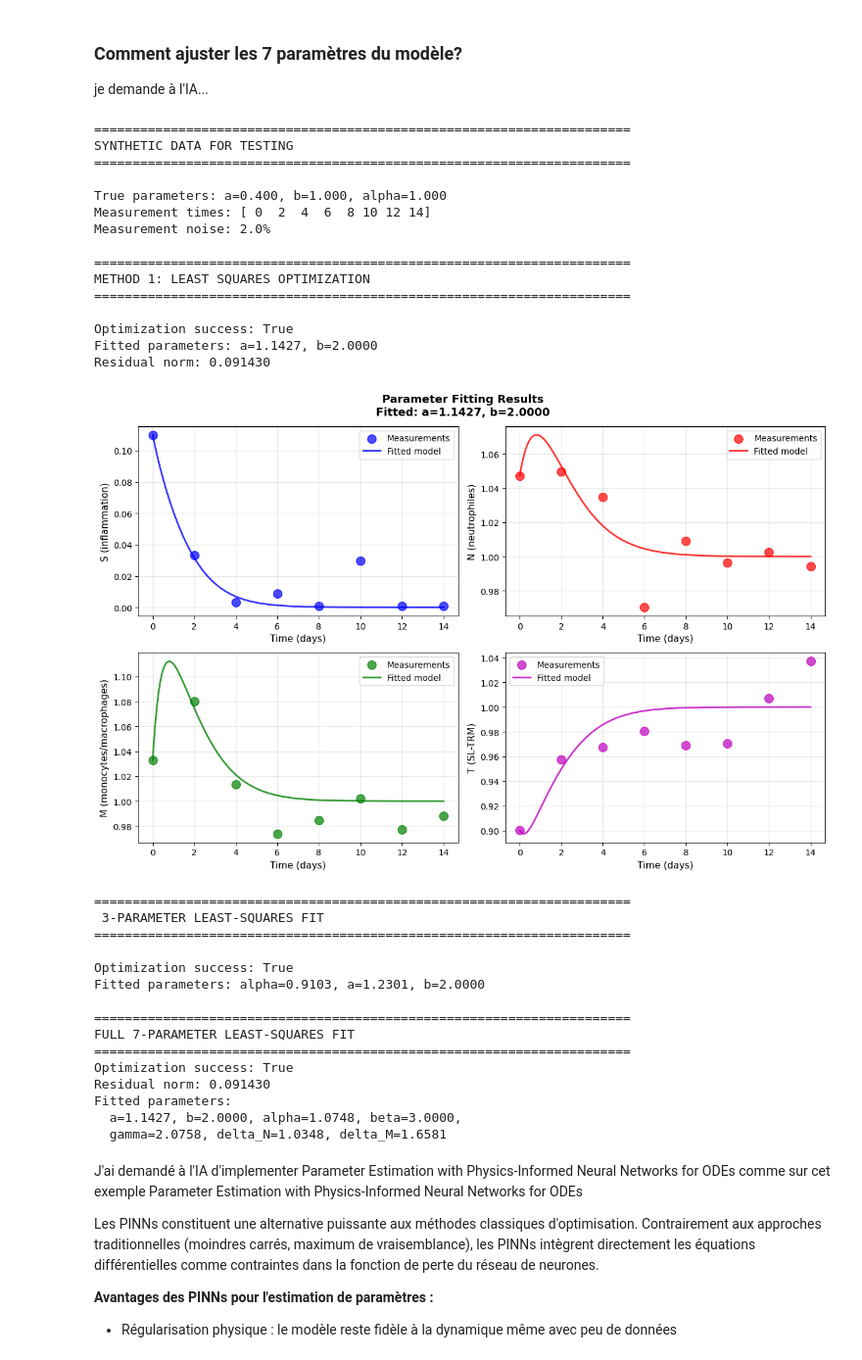
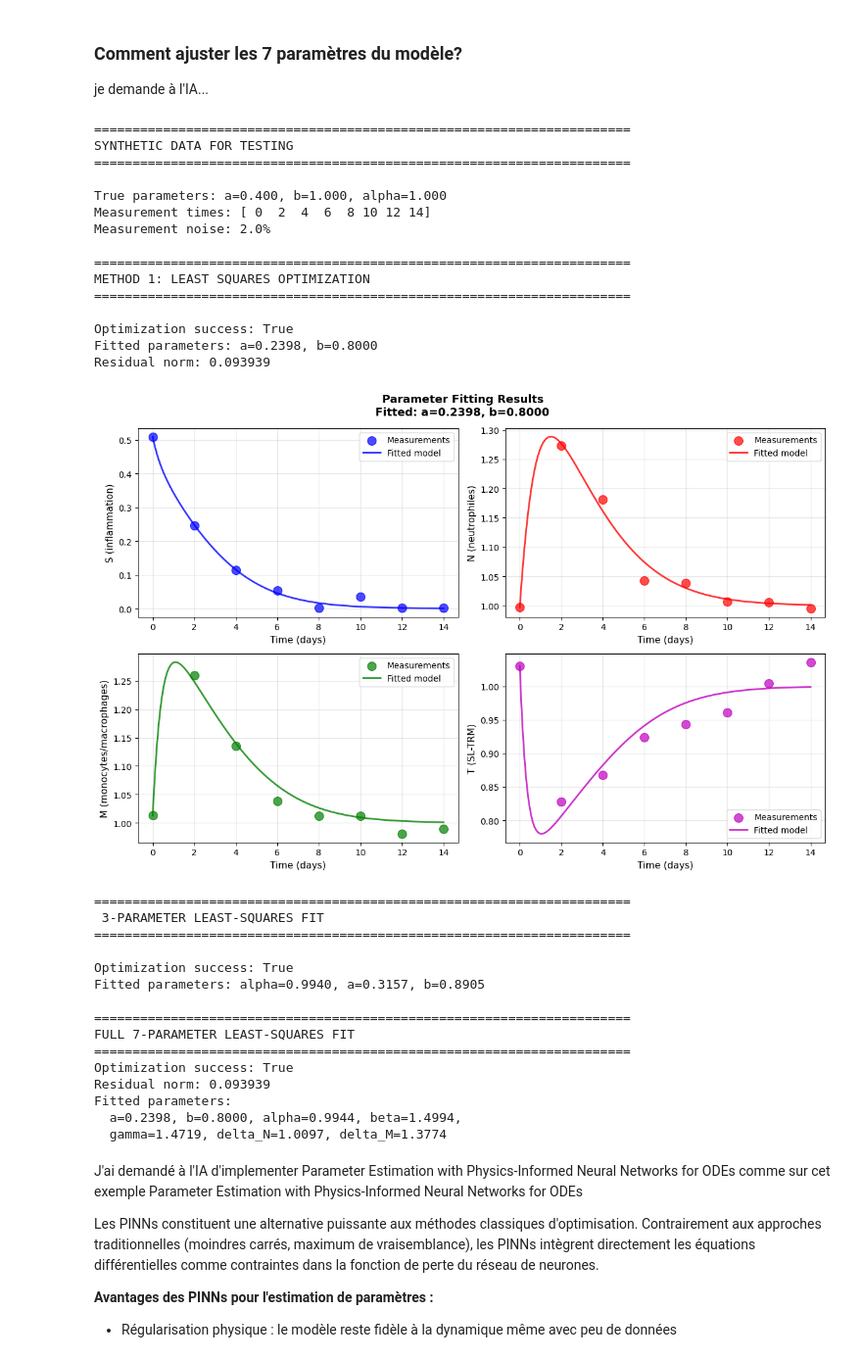
Before and after one commit to azerad/immunomath, a Jupyter notebook: model_arthritis_PINNs.ipynb, the cells around one changed output. Shown at 98% size. Saved outputs shown, nothing was run; the diff lists cells and outputs as text; code cells hidden in the pictures.

```diff
--- a/model_arthritis_PINNs.ipynb
+++ b/model_arthritis_PINNs.ipynb
@@ -779,7 +779,7 @@ def objective_mle(params_to_fit, t_data, y_data, fixed_params, sigma=0.1):
 # Simulate synthetic measurements
 np.random.seed(42)
 t_measurements = np.array([0, 2, 4, 6, 8, 10, 12, 14])  # measurement times (days)
-y0_true = np.array([0.1, 1.05, 1.02, 0.87])
+y0_true = np.array([0.5, 1.0, 1.0, 1.0])
 params_true = (1.0, 1.0, 1.0, 1.0, 1.0, 0.4, 1.0)
 
 # Generate synthetic data
@@ -960,51 +960,51 @@ print(f"Residual norm: {np.linalg.norm(result_ls_full.fun):.6f}")
 a_hat, b_hat, alpha_hat, beta_hat, gamma_hat, deltaN_hat, deltaM_hat = result_ls_full.x
 print(
     f"Fitted parameters:\n"
     f"  a={a_hat:.4f}, b={b_hat:.4f}, alpha={alpha_hat:.4f}, beta={beta_hat:.4f},\n"
     f"  gamma={gamma_hat:.4f}, delta_N={deltaN_hat:.4f}, delta_M={deltaM_hat:.4f}"
 )
 
 # Optional: fitted trajectory for later plotting
 sol_fitted_full = solve_ivp(
     system_adim_oliv,
     [t_measurements[0], t_measurements[-1]],
     y_measured[0],
     args=(alpha_hat, beta_hat, gamma_hat, deltaN_hat, deltaM_hat, a_hat, b_hat),
     t_eval=np.linspace(t_measurements[0], t_measurements[-1], 200),
     method="Radau"
 )
 # %% [output]
 ======================================================================
 SYNTHETIC DATA FOR TESTING
 ======================================================================
 
 True parameters: a=0.400, b=1.000, alpha=1.000
 Measurement times: [ 0  2  4  6  8 10 12 14]
 Measurement noise: 2.0%
 
 ======================================================================
 METHOD 1: LEAST SQUARES OPTIMIZATION
 ======================================================================
 
 Optimization success: True
-Fitted parameters: a=1.1427, b=2.0000
-Residual norm: 0.091430
+Fitted parameters: a=0.2398, b=0.8000
+Residual norm: 0.093939
-[figure, old version]
+[figure, new version]
 ======================================================================
  3-PARAMETER LEAST-SQUARES FIT
 ======================================================================
 
 Optimization success: True
-Fitted parameters: alpha=0.9103, a=1.2301, b=2.0000
+Fitted parameters: alpha=0.9940, a=0.3157, b=0.8905
 
 ======================================================================
 FULL 7-PARAMETER LEAST-SQUARES FIT
 ======================================================================
 Optimization success: True
-Residual norm: 0.091430
+Residual norm: 0.093939
 Fitted parameters:
-  a=1.1427, b=2.0000, alpha=1.0748, beta=3.0000,
-  gamma=2.0758, delta_N=1.0348, delta_M=1.6581
+  a=0.2398, b=0.8000, alpha=0.9944, beta=1.4994,
+  gamma=1.4719, delta_N=1.0097, delta_M=1.3774
 # %% [markdown]
 J'ai demandé à l'IA d'implementer Parameter Estimation with Physics-Informed Neural Networks for ODEs comme sur cet exemple
 Parameter Estimation with Physics-Informed Neural Networks for ODEs
```
Also changed, not shown: parts of 1 cell of this notebook, 6 other files.
